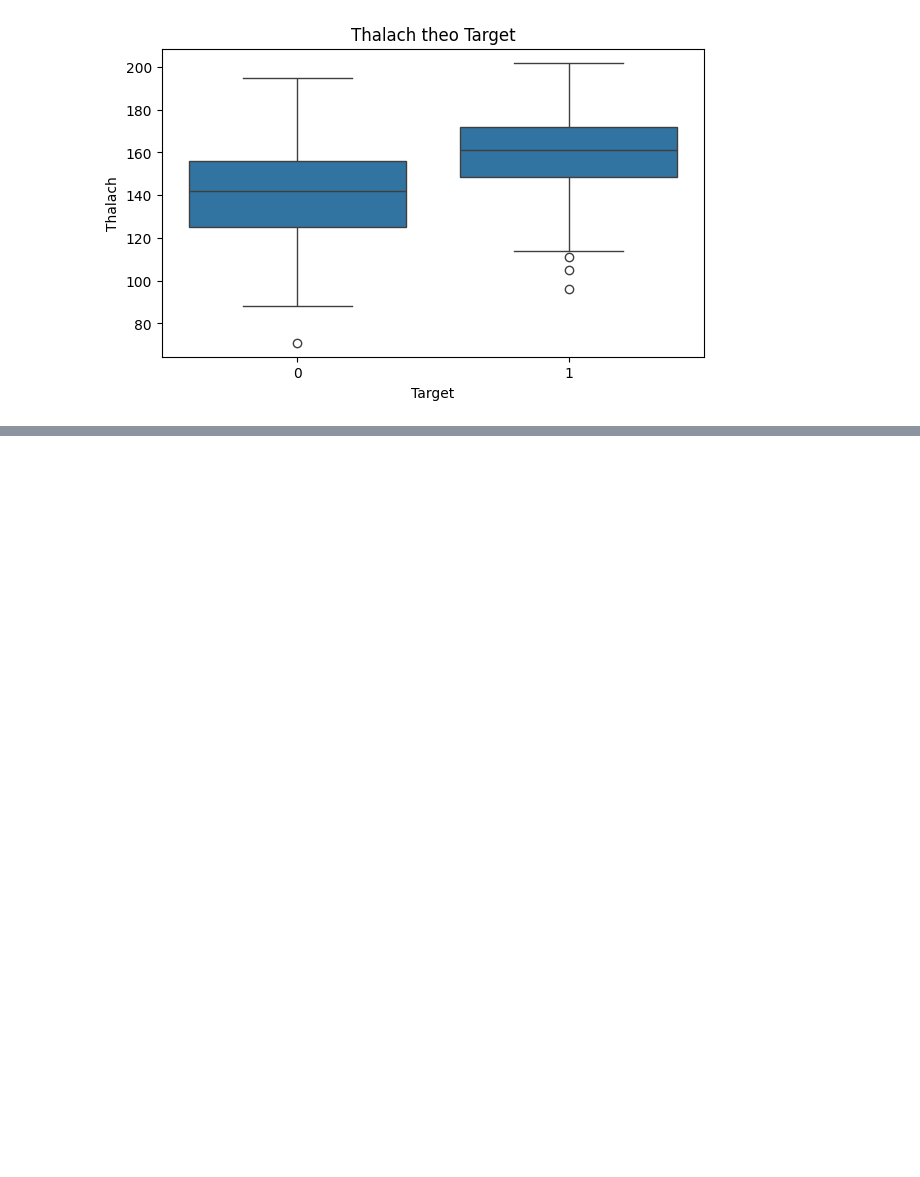
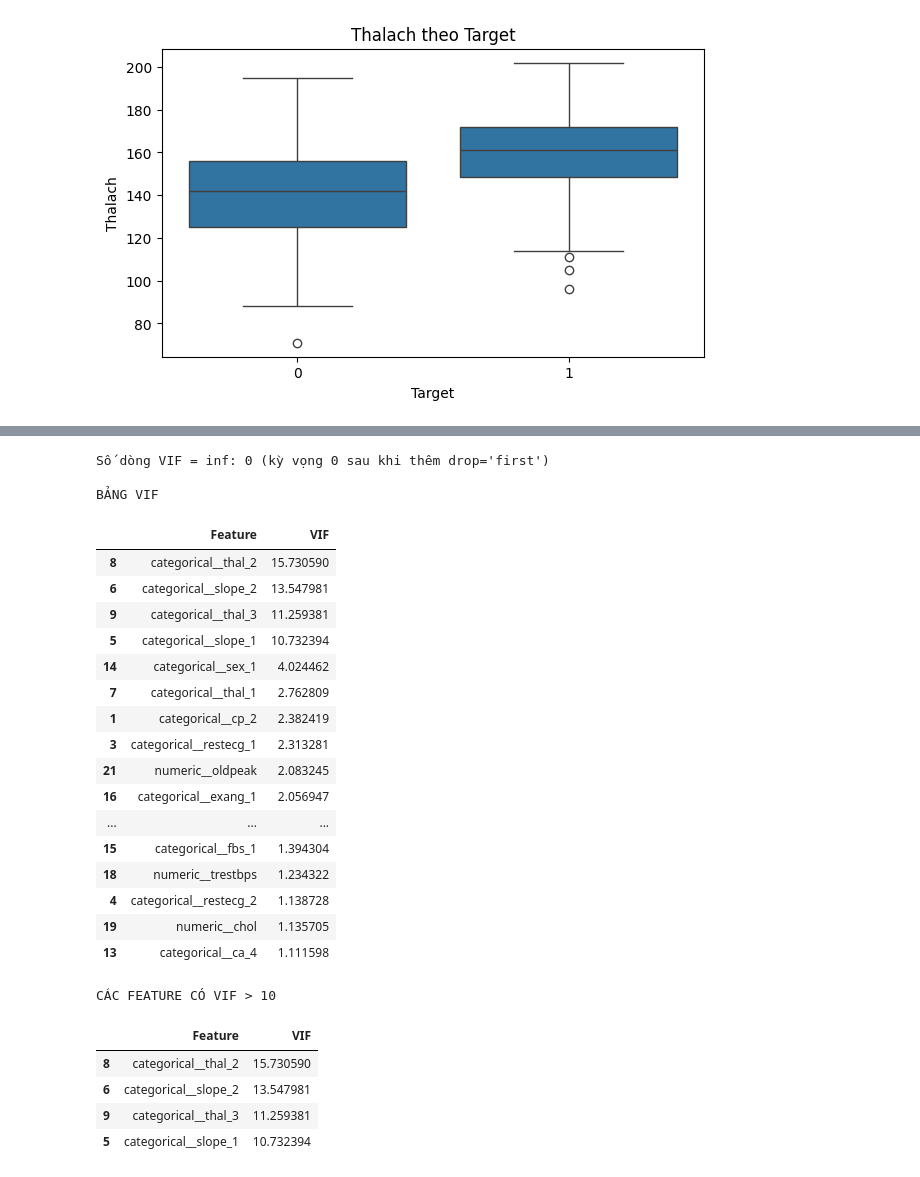
Before and after one commit to ThuyLyn/ThuyLinh_Lab-Machine-Learning, a Jupyter notebook: TT-04-LogisticRegression_Linh/notebooks/logistic_heart.ipynb, the cells around one changed output, grey strips where cells are left out. Saved outputs shown, nothing was run; the diff lists cells and outputs as text; code cells hidden in the pictures; blank space fills up the shorter version.

```diff
--- a/TT-04-LogisticRegression_Linh/notebooks/logistic_heart.ipynb
+++ b/TT-04-LogisticRegression_Linh/notebooks/logistic_heart.ipynb
@@ -685 +394,47 @@ CÁC FEATURE CÓ VIF > 10
+# %%
+X_vif = preprocessor.fit_transform(X_train)
+if hasattr(X_vif, "toarray"):
+    X_vif = X_vif.toarray()
+vif_features = preprocessor.get_feature_names_out()
+
+vif_table = pd.DataFrame({
+    "Feature": vif_features,
+    "VIF": [variance_inflation_factor(X_vif, i) for i in range(X_vif.shape[1])],
+}).sort_values("VIF", ascending=False)
+
+n_inf = int(np.isinf(vif_table["VIF"]).sum())
+print(f"Số dòng VIF = inf: {n_inf} (kỳ vọng 0 sau khi thêm drop='first')")
+
+print("\nBẢNG VIF")
+display(vif_table)
+
+print("\nCÁC FEATURE CÓ VIF > 10")
+display(vif_table[vif_table["VIF"] > 10])
+# %% [output]
+Số dòng VIF = inf: 0 (kỳ vọng 0 sau khi thêm drop='first')
+
+BẢNG VIF
+|  | Feature | VIF |
+| 8 | categorical__thal_2 | 15.730590 |
+| 6 | categorical__slope_2 | 13.547981 |
+| 9 | categorical__thal_3 | 11.259381 |
+| 5 | categorical__slope_1 | 10.732394 |
+| 14 | categorical__sex_1 | 4.024462 |
+| 7 | categorical__thal_1 | 2.762809 |
+| 1 | categorical__cp_2 | 2.382419 |
+| 3 | categorical__restecg_1 | 2.313281 |
+| 21 | numeric__oldpeak | 2.083245 |
+| 16 | categorical__exang_1 | 2.056947 |
+| ... | ... | ... |
+| 15 | categorical__fbs_1 | 1.394304 |
+| 18 | numeric__trestbps | 1.234322 |
+| 4 | categorical__restecg_2 | 1.138728 |
+| 19 | numeric__chol | 1.135705 |
+| 13 | categorical__ca_4 | 1.111598 |
+CÁC FEATURE CÓ VIF > 10
+|  | Feature | VIF |
+| 8 | categorical__thal_2 | 15.730590 |
+| 6 | categorical__slope_2 | 13.547981 |
+| 9 | categorical__thal_3 | 11.259381 |
+| 5 | categorical__slope_1 | 10.732394 |
 # %% [markdown]
```
Also changed, not shown: parts of 34 cells of this notebook, 2 other files.
